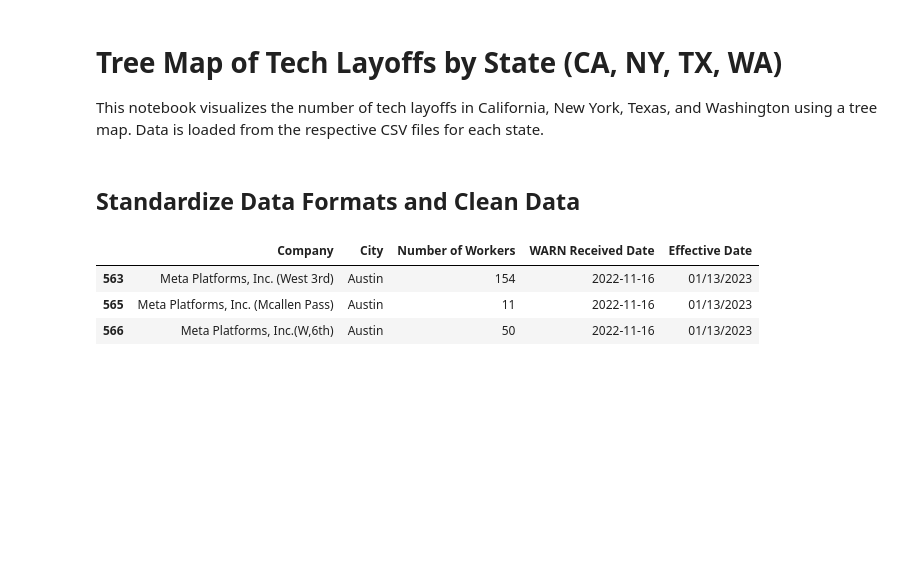
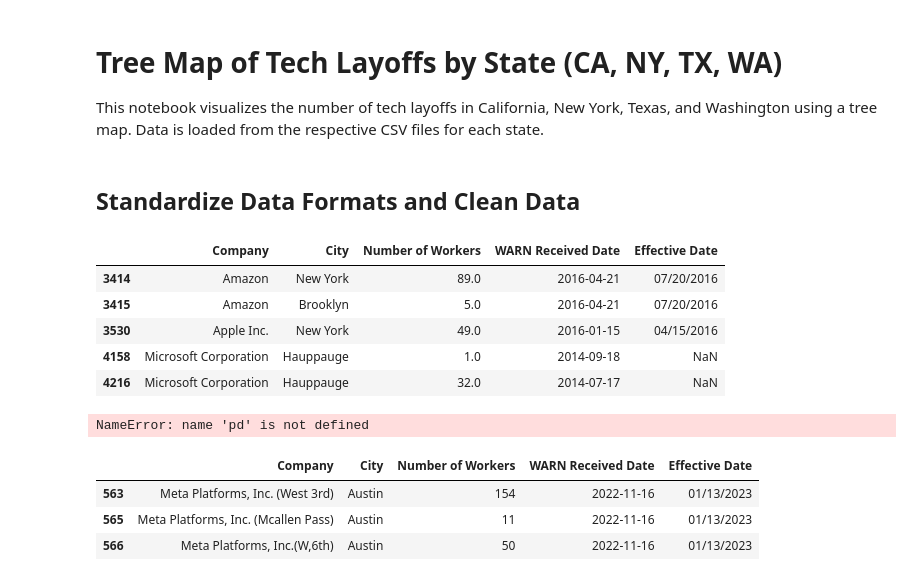
Before and after one commit to anna-peter/fd2p, a Jupyter notebook: python/state_layoffs_treemap.ipynb, the cells around one changed output. Saved outputs shown, nothing was run; the diff lists cells and outputs as text; code cells hidden in the pictures; blank space fills up the shorter version.

```diff
--- a/python/state_layoffs_treemap.ipynb
+++ b/python/state_layoffs_treemap.ipynb
@@ -6,44 +6,57 @@ This notebook visualizes the number of tech layoffs in California, New York, Tex
 # %%
 # first standardize the data - for each dataset, we are only interested in
 # the company, city, the number of workers, and the effective date / layoff start date for now
 import pandas as pd
 
 # data cleaning for NY
 
 ny_df = pd.read_csv('../data/tech_layoffs_ny.csv')
 
 # standardize the column names
 ny_df = ny_df.drop(['State','Union','Notes','County','Region'], axis=1)
 # clean dataset to only include tech companies, filter rows where company is Microsoft, Amazon, or Google
 tech_keywords = ['Google', 'Amazon Corporate LLC - My Habits Business', 'Meta', 'Microsoft Corporation', 'Apple Inc.', 'Twitter']
 # adjust ny_df to only include rows where the Company column contains any of the tech keywords
 ny_df = ny_df[ny_df['Company'].notna()]  # Ensure 'Company' column is not null
 # ny_df = ny_df[ny_df['Company'].str.contains('|'.join(tech_keywords), case=False, na=False)]
 ny_df = ny_df[ny_df['Company'].str.lower().isin([k.lower() for k in tech_keywords])]
 ny_df = ny_df.drop([ 'Closure/Layoff','Temporary/Permanent', 'Industry'], axis=1)
 # rename Amazon column to Amazon from Amazon Corporate LLC - My Habits Business
 ny_df['Company'] = ny_df['Company'].replace({'Amazon Corporate LLC - My Habits Business': 'Amazon'})
 # convert WARN Received Date to datetime format
 ny_df['WARN Received Date'] = pd.to_datetime(ny_df['WARN Received Date'], errors='coerce')
 # convert the number of workers to numeric, errors='coerce' will turn non-numeric values into NaN
 ny_df['Number of Workers'] = pd.to_numeric(ny_df['Number of Workers'], errors='coerce')
 # save ny data to csv
 ny_df.to_csv('../data/tech_layoffs_ny_cleaned.csv', index=False)
+ny_df.head()
+# %% [output]
+|  | Company | City | Number of Workers | WARN Received Date | Effective Date |
+| 3414 | Amazon | New York | 89.0 | 2016-04-21 | 07/20/2016 |
+| 3415 | Amazon | Brooklyn | 5.0 | 2016-04-21 | 07/20/2016 |
+| 3530 | Apple Inc. | New York | 49.0 | 2016-01-15 | 04/15/2016 |
+| 4158 | Microsoft Corporation | Hauppauge | 1.0 | 2014-09-18 | NaN |
+| 4216 | Microsoft Corporation | Hauppauge | 32.0 | 2014-07-17 | NaN |
 # %%
 # data cleaning for CA
-ca_df = pd.read_csv('../data/tech_layoffs_ca_2025.csv')
+ca_df = pd.read_csv('../data/tech_layoffs_ca.csv')
 
-ca_df = ca_df.drop(['State','Closure / Layoff', 'County', 'Industry','Temporary/Permanent'], axis=1)
+# TODO: remove correct cols with drop
+
+ca_df = ca_df.drop(['State','Closure/Layoff','Layoff/Closure', 'County', 'Industry','Temporary/Permanent', 'Union', 'Region','Notes','Recieved Date', 'Effective Date', 'Month-Year', 'Month', 'Month name'], axis=1)
 # add a wildcard after Microsoft to match any variations
 # replace anything that starts with Microsoft - with Microsoft
-ca_df['Company'] = ca_df['Company'].str.replace(r'^Microsoft -.*', 'Microsoft', regex=True)
-ca_df['Company'] = ca_df['Company'].str.replace(r'^Google -.*', 'Google', regex=True)
-# convert WARN Received Date to datetime format
-ca_df['WARN Received Date'] = pd.to_datetime(ca_df['WARN Received Date'], errors='coerce')
-# convert the number of workers to numeric, errors='coerce' will turn non-numeric values into NaN
-ca_df['Number of Workers'] = pd.to_numeric(ca_df['Number of Workers'], errors='coerce')
+# ca_df['Company'] = ca_df['Company'].str.replace(r'^Microsoft -.*', 'Microsoft', regex=True)
+# ca_df['Company'] = ca_df['Company'].str.replace(r'^Google -.*', 'Google', regex=True)
+# # convert WARN Received Date to datetime format
+# ca_df['WARN Received Date'] = pd.to_datetime(ca_df['WARN Received Date'], errors='coerce')
+# # convert the number of workers to numeric, errors='coerce' will turn non-numeric values into NaN
+# ca_df['Number of Workers'] = pd.to_numeric(ca_df['Number of Workers'], errors='coerce')
 
-ca_df.to_csv('../data/tech_layoffs_ca_cleaned.csv', index=False)
+# ca_df.to_csv('../data/tech_layoffs_ca_cleaned.csv', index=False)
+ca_df.head()
+# %% [output]
+NameError: name 'pd' is not defined
 # %%
 # data cleaning for TX
 tx_df = pd.read_csv('../data/tech_layoffs_te.csv')
```
Also changed, not shown: parts of 2 cells of this notebook, 6 other files.
